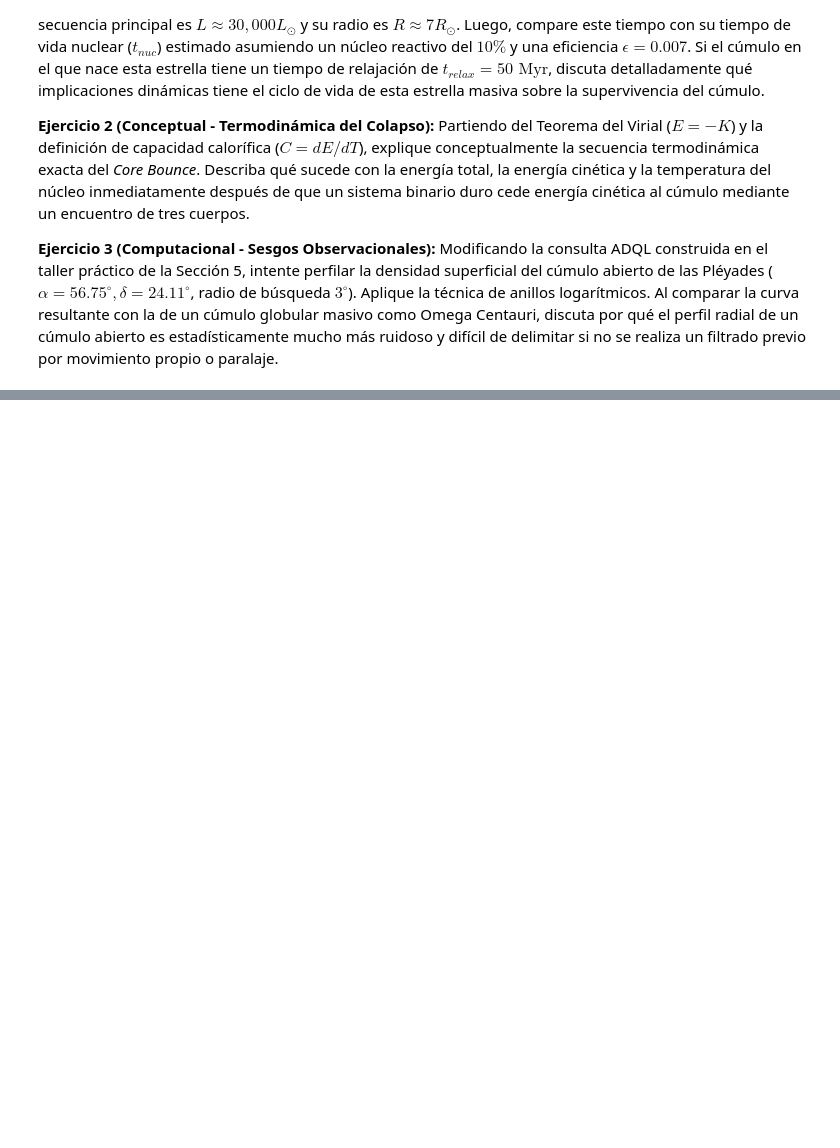
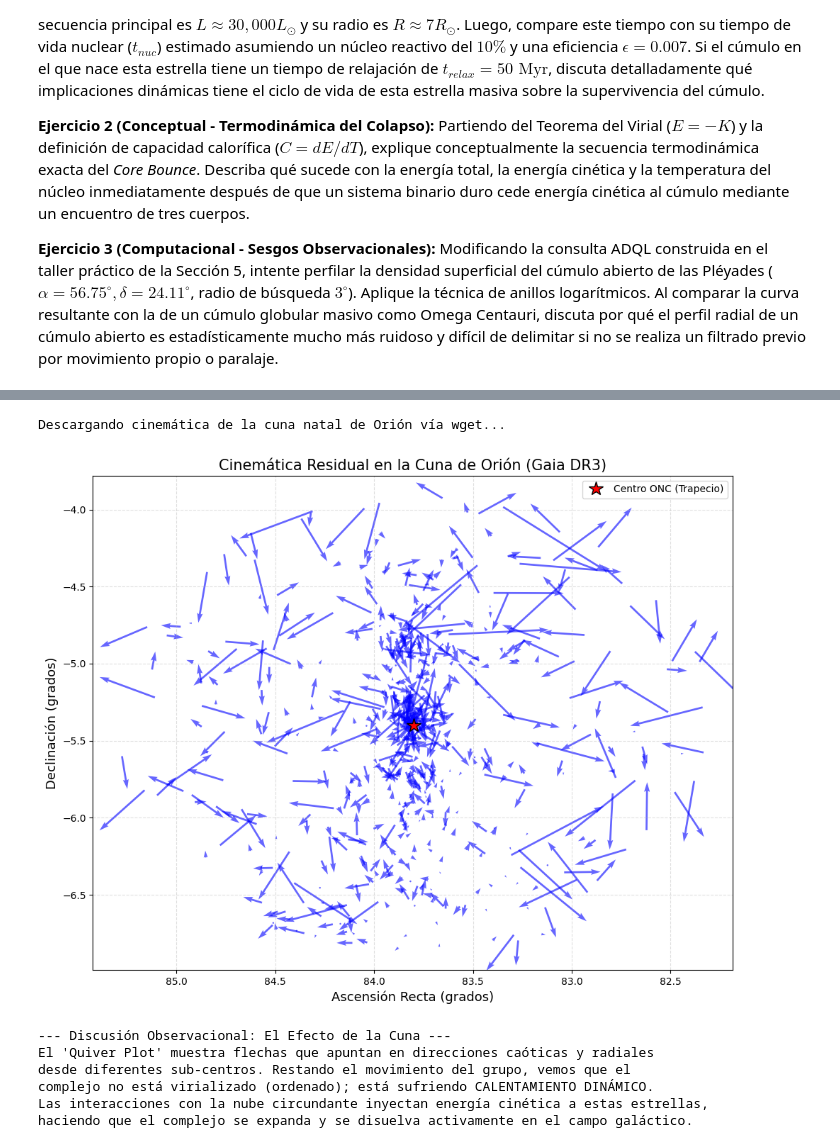
Before and after one commit to esilvavilla/TopicosAvanzadosCumulos, a Jupyter notebook: Clase_05_DinamicaInterna2.ipynb, the cells around one changed output, grey strips where cells are left out. Drawn from its saved outputs; the diff is of its cells as text; code cells hidden in the pictures; blank space fills up the shorter version.

```diff
--- a/Clase_05_DinamicaInterna2.ipynb
+++ b/Clase_05_DinamicaInterna2.ipynb
@@ -395,2 +499,78 @@ Al comparar la curva resultante con la de un cúmulo globular masivo como Omega
+# %%
+import subprocess
+import pandas as pd
+import numpy as np
+import matplotlib.pyplot as plt
+import urllib.parse
+
+# 1. Consulta ADQL: Región de la Nebulosa de Orión (ONC)
+# Centro aproximado: RA 83.8, Dec -5.4
+# Filtramos estrellas con buen paralaje (> 2 mas, distancia < 500 pc)
+# y movimientos propios grandes para eliminar el fondo.
+adql_query = """
+SELECT ra, dec, pmra, pmdec, parallax
+FROM gaiadr3.gaia_source
+WHERE 1=CONTAINS(POINT('ICRS', ra, dec), CIRCLE('ICRS', 83.8, -5.4, 1.5))
+  AND parallax BETWEEN 2.0 AND 3.0
+  AND pmra IS NOT NULL AND pmdec IS NOT NULL
+"""
+
+tap_url = "https://gea.esac.esa.int/tap-server/tap/sync"
+payload = {'request': 'doQuery', 'lang': 'adql', 'format': 'csv', 'query': adql_query}
+encoded_payload = urllib.parse.urlencode(payload)
+
+print("Descargando cinemática de la cuna natal de Orión vía wget...")
+subprocess.run(["wget", "--post-data", encoded_payload, "-O", "orion_cradle.csv", tap_url, "-q"], check=True)
+data = pd.read_csv("orion_cradle.csv")
+
+# 2. Filtrado para limpieza visual
+# Nos enfocamos en el grueso del movimiento del complejo para ver la dispersión
+mask = (data['pmra'] > -5) & (data['pmra'] < 10) & (data['pmdec'] > -5) & (data['pmdec'] < 5)
+orion = data[mask].copy()
+
+# Submuestreo para que las flechas del Quiver plot sean legibles
+orion_sample = orion.sample(n=600, random_state=42)
+
+# 3. Visualización: Mapa Cinemático de Vectores (Quiver)
+plt.figure(figsize=(10, 8))
+
+# Calculamos el movimiento propio medio para restar el movimiento sistémico
+# y ver solo la dispersión INTERNA (expansión/calentamiento)
+pmra_mean = orion['pmra'].median()
+pmdec_mean = orion['pmdec'].median()
+
+# Gráfico de flechas (Movimientos propios residuales)
+Q = plt.quiver(orion_sample['ra'], orion_sample['dec'],
+               orion_sample['pmra'] - pmra_mean,
+               orion_sample['pmdec'] - pmdec_mean,
+               alpha=0.6, color='blue', scale=50, width=0.003)
+
+# Centro del ONC
+plt.plot(83.8, -5.4, 'r*', markersize=15, markeredgecolor='black', label='Centro ONC (Trapecio)')
+
+plt.gca().invert_xaxis() # Convención astronómica (RA crece hacia la izquierda)
+plt.xlabel('Ascensión Recta (grados)', fontsize=13)
+plt.ylabel('Declinación (grados)', fontsize=13)
+plt.title('Cinemática Residual en la Cuna de Orión (Gaia DR3)', fontsize=15)
+plt.legend()
+plt.grid(True, ls='--', alpha=0.4)
+plt.tight_layout()
+plt.show()
+
+print("\n--- Discusión Observacional: El Efecto de la Cuna ---")
+print("El 'Quiver Plot' muestra flechas que apuntan en direcciones caóticas y radiales")
+print("desde diferentes sub-centros. Restando el movimiento del grupo, vemos que el")
+print("complejo no está virializado (ordenado); está sufriendo CALENTAMIENTO DINÁMICO.")
+print("Las interacciones con la nube circundante inyectan energía cinética a estas estrellas,")
+print("haciendo que el complejo se expanda y se disuelva activamente en el campo galáctico.")
+# %% [output]
+Descargando cinemática de la cuna natal de Orión vía wget...
+[figure, added]
+--- Discusión Observacional: El Efecto de la Cuna ---
+El 'Quiver Plot' muestra flechas que apuntan en direcciones caóticas y radiales
+desde diferentes sub-centros. Restando el movimiento del grupo, vemos que el
+complejo no está virializado (ordenado); está sufriendo CALENTAMIENTO DINÁMICO.
+Las interacciones con la nube circundante inyectan energía cinética a estas estrellas,
+haciendo que el complejo se expanda y se disuelva activamente en el campo galáctico.
 # %%
 ## Escriba aquí su solución
```
Also changed, not shown: parts of 4 cells of this notebook, 18 other files.
